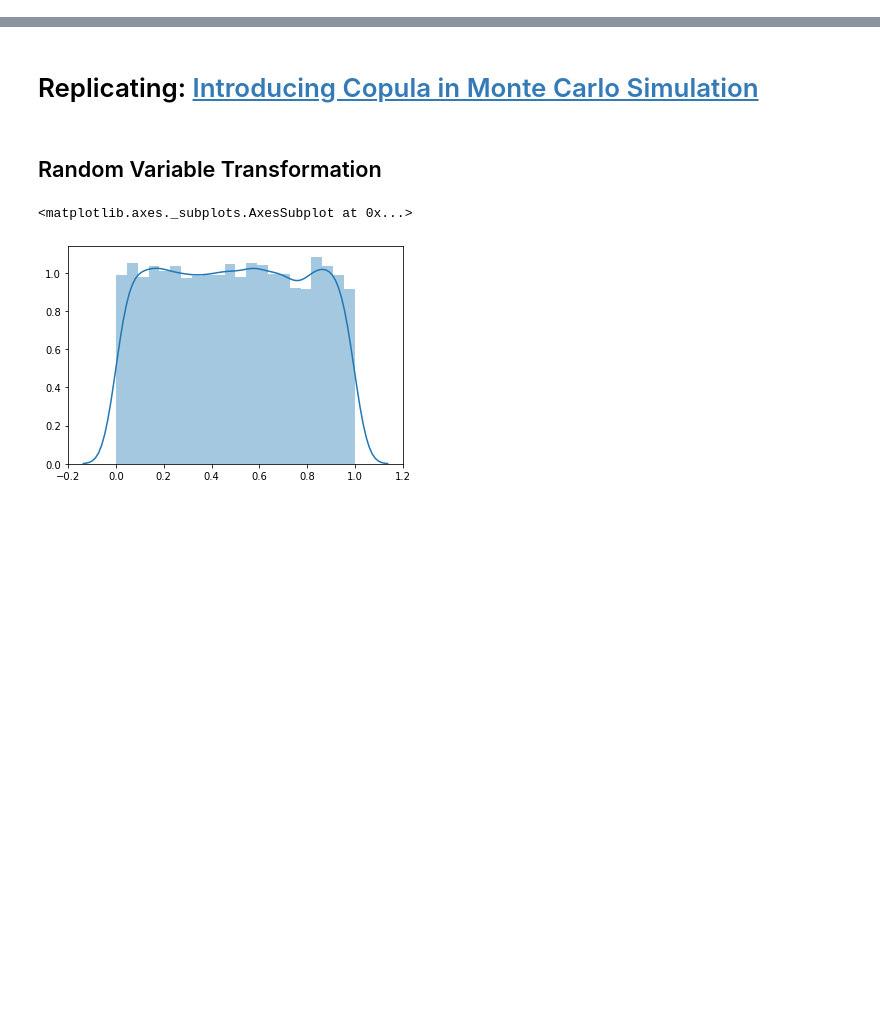
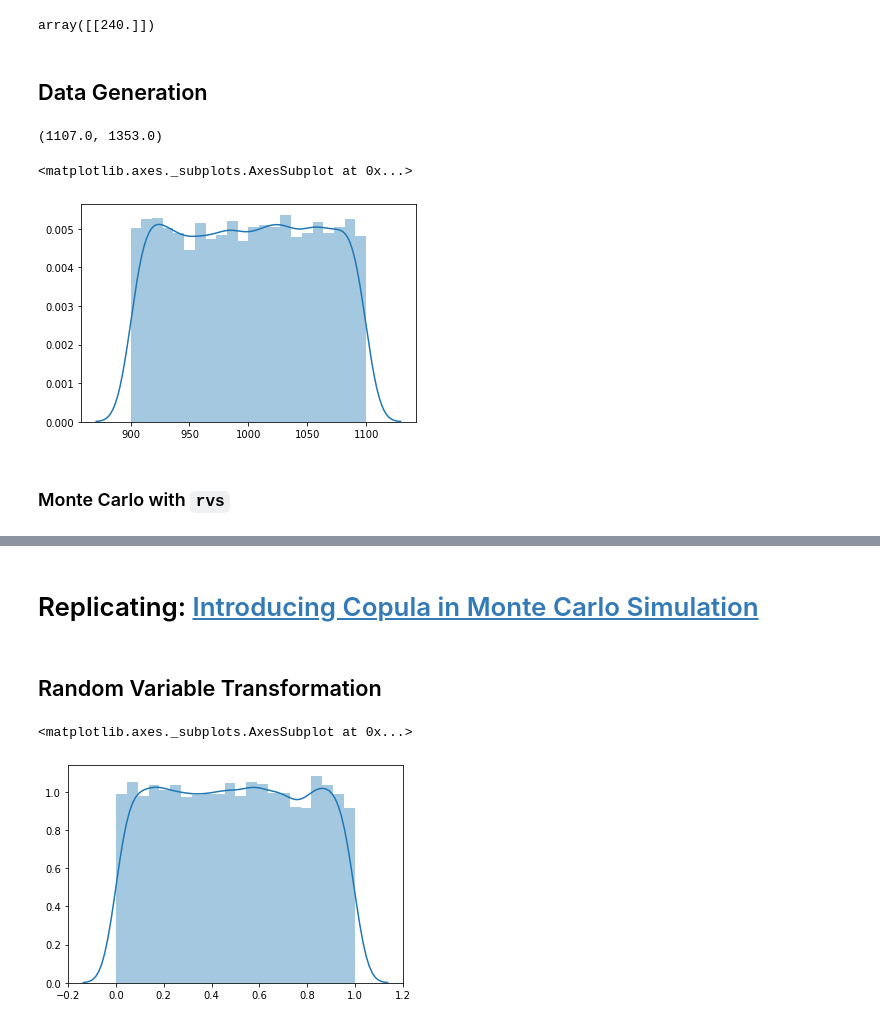
Before and after one commit to OpenSourceEconomics/econsa, a Jupyter notebook: copula-sampling.ipynb, the cells around one changed output, grey strips where cells are left out. Saved outputs shown, nothing was run; the diff lists cells and outputs as text; code cells hidden in the pictures; blank space fills up the shorter version.

Commit message:
add Harris function & data generation

```diff
--- a/copula-sampling.ipynb
+++ b/copula-sampling.ipynb
@@ -17,0 +46,41 @@ from econsa.morris import (
+# %%
+params = np.zeros(shape=(1,1))
+params[0,0] = 240
+params
+# %% [output]
+array([[240.]])
+# %% [markdown]
+## Data Generation
+# %%
+# Set flags
+
+seed = 1234
+n = 10000
+x_min_multiplier = 0.9
+x_max_multiplier = 1.1
+x0_1 = 1230
+x0_2 = 0.0135
+x0_3 = 2.15
+# %%
+x_min_multiplier*x0_1, x_max_multiplier*x0_1
+# %% [output]
+(1107.0, 1353.0)
+# %%
+# no Monte Carlo
+np.random.seed(seed)
+x_1 = np.random.uniform(low=x_min_multiplier*x0_1,
+                        high=x_max_multiplier*x0_1,
+                        size=n)
+x_2 = np.random.uniform(low=x_min_multiplier*x0_2,
+                                  high=x_max_multiplier*x0_2,
+                                  size=n)
+x_3 = np.random.uniform(low=x_min_multiplier*x0_3,
+                                  high=x_max_multiplier*x0_3,
+                                  size=n)
+plt.clf()
+sns.distplot(x_1)
+# %% [output]
+<matplotlib.axes._subplots.AxesSubplot at 0x...>
+[figure, added]
+# %% [markdown]
+### Monte Carlo with `rvs`
```
Also changed, not shown: parts of 20 cells of this notebook, 1 other file.
